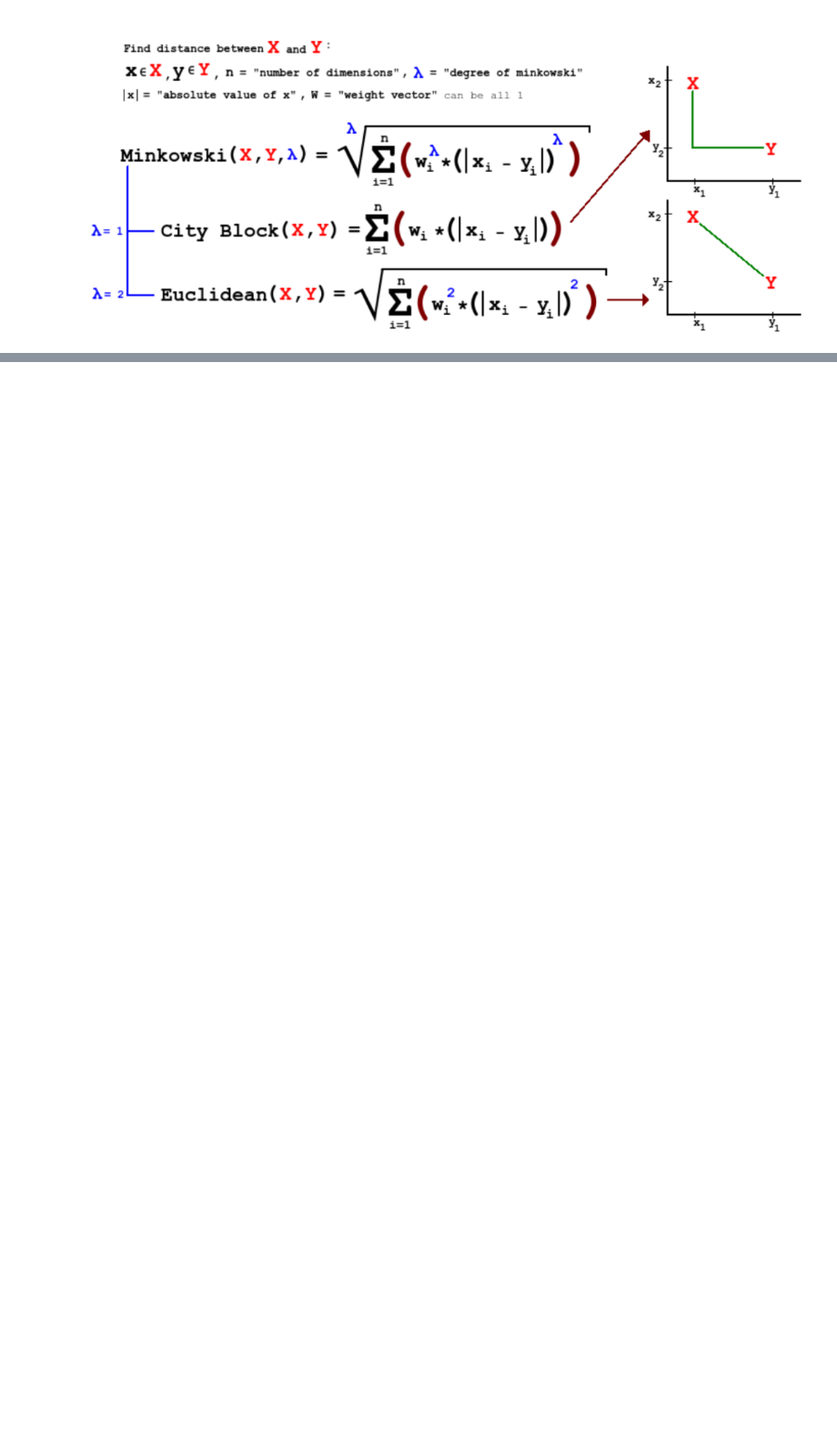
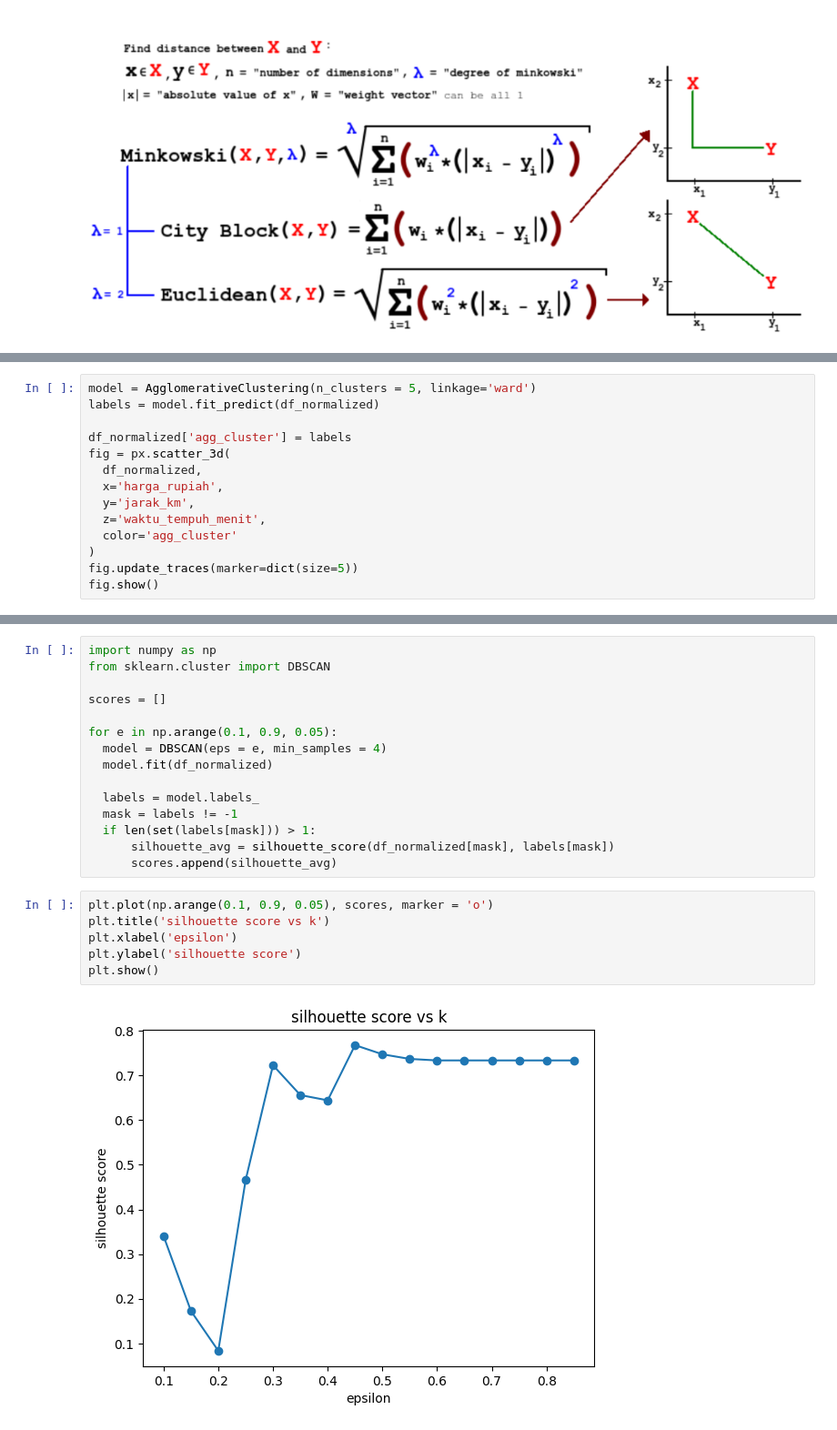
Before and after one commit to oportunitas/gdsoc-module.unsupervised-learning, a Jupyter notebook: unsupervised_learning.ipynb, the cells around one changed output, grey strips where cells are left out. Shown at 91% size. Drawn from its saved outputs; the diff is of its cells as text; blank space fills up the shorter version.

Commit message:
✨ feat: add hierarchical and dbscan guide

```diff
--- a/unsupervised_learning.ipynb
+++ b/unsupervised_learning.ipynb
@@ -85,0 +289,14 @@ Caranya?:
+# %%
+model = AgglomerativeClustering(n_clusters = 5, linkage='ward')
+labels = model.fit_predict(df_normalized)
+
+df_normalized['agg_cluster'] = labels
+fig = px.scatter_3d(
+  df_normalized,
+  x='harga_rupiah',
+  y='jarak_km',
+  z='waktu_tempuh_menit',
+  color='agg_cluster'
+)
+fig.update_traces(marker=dict(size=5))
+fig.show()
@@ -85,0 +307,23 @@ Caranya?:
+# %%
+import numpy as np
+from sklearn.cluster import DBSCAN
+
+scores = []
+
+for e in np.arange(0.1, 0.9, 0.05):
+  model = DBSCAN(eps = e, min_samples = 4)
+  model.fit(df_normalized)
+
+  labels = model.labels_
+  mask = labels != -1
+  if len(set(labels[mask])) > 1:
+      silhouette_avg = silhouette_score(df_normalized[mask], labels[mask])
+      scores.append(silhouette_avg)
+# %%
+plt.plot(np.arange(0.1, 0.9, 0.05), scores, marker = 'o')
+plt.title('silhouette score vs k')
+plt.xlabel('epsilon')
+plt.ylabel('silhouette score')
+plt.show()
+# %% [output]
+[figure, added]
```
Also changed, not shown: parts of 26 cells of this notebook, 1 other file.
